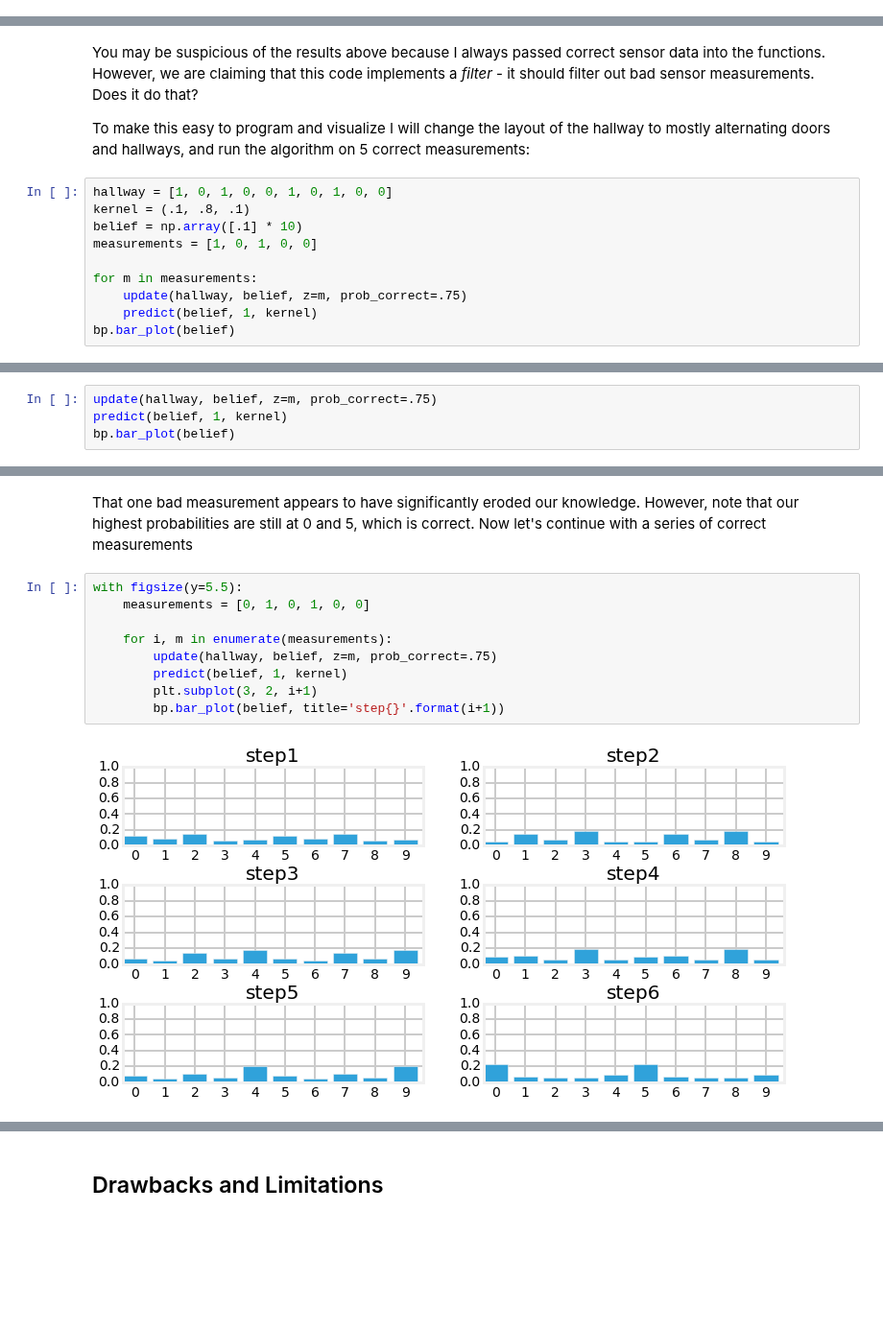
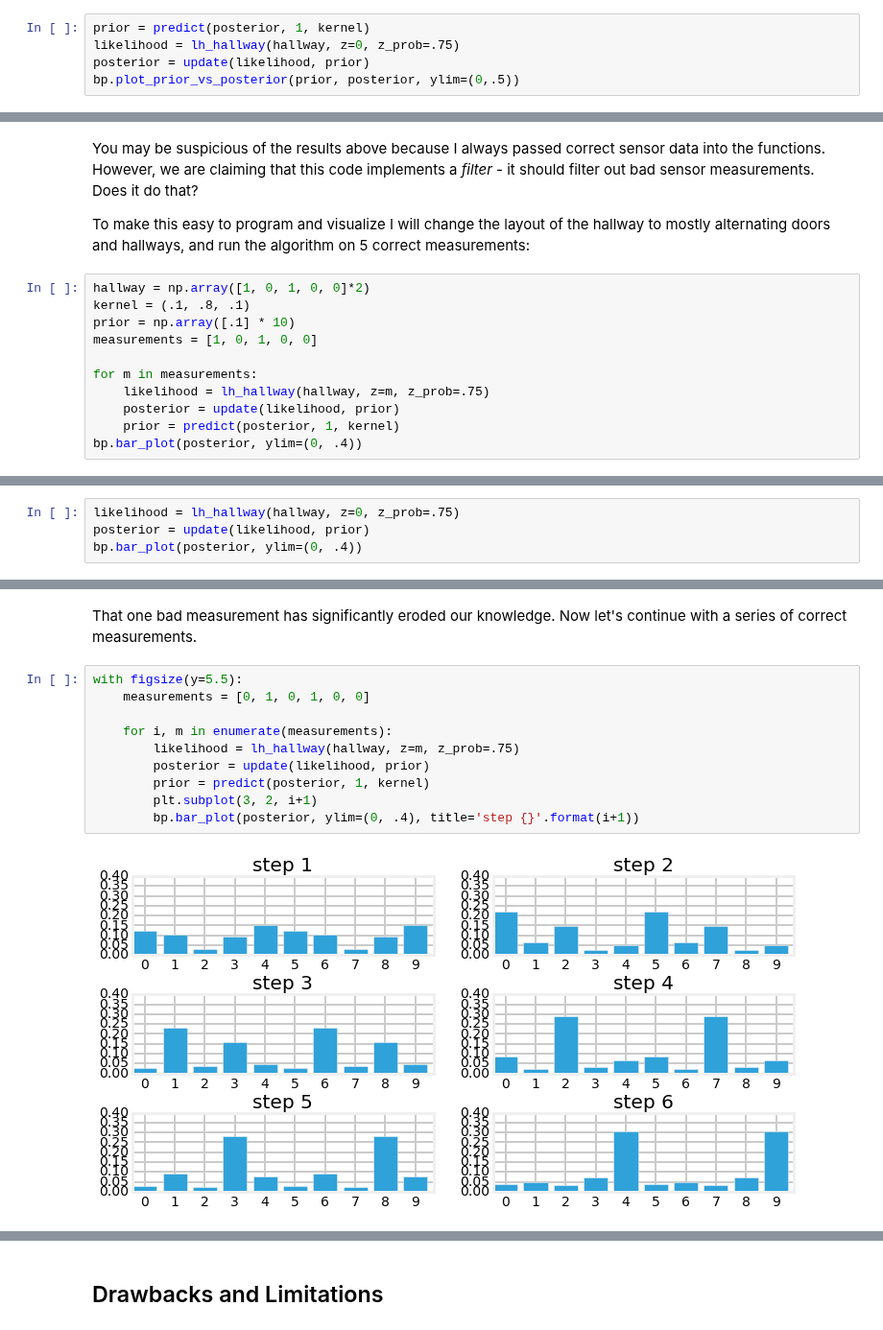
Before and after one commit to rlabbe/Kalman-and-Bayesian-Filters-in-Python, a Jupyter notebook: 02-Discrete-Bayes.ipynb, the cells around one changed output, grey strips where cells are left out. Shown at 96% size. Drawn from its saved outputs; the diff is of its cells as text; blank space fills up the shorter version.

```diff
--- a/02-Discrete-Bayes.ipynb
+++ b/02-Discrete-Bayes.ipynb
@@ -372,0 +419,5 @@ Here things have degraded a bit due to the long string of wall positions in the
+# %%
+prior = predict(posterior, 1, kernel)
+likelihood = lh_hallway(hallway, z=0, z_prob=.75)
+posterior = update(likelihood, prior)
+bp.plot_prior_vs_posterior(prior, posterior, ylim=(0,.5))
@@ -413,13 +466,14 @@ You may be suspicious of the results above because I always passed correct senso
 
 To make this easy to program and visualize I will change the layout of the hallway to mostly alternating doors and hallways, and run the algorithm on 5 correct measurements:
 # %%
-hallway = [1, 0, 1, 0, 0, 1, 0, 1, 0, 0]
+hallway = np.array([1, 0, 1, 0, 0]*2)
 kernel = (.1, .8, .1)
-belief = np.array([.1] * 10)
+prior = np.array([.1] * 10)
 measurements = [1, 0, 1, 0, 0]
 
 for m in measurements:
-    update(hallway, belief, z=m, prob_correct=.75)
-    predict(belief, 1, kernel)
-bp.bar_plot(belief)
+    likelihood = lh_hallway(hallway, z=m, z_prob=.75)
+    posterior = update(likelihood, prior)
+    prior = predict(posterior, 1, kernel)
+bp.bar_plot(posterior, ylim=(0, .4))
 # %% [output]
@@ -429,4 +482,0 @@ At this point we have correctly identified the likely cases, we either started a
-# %%
-update(hallway, belief, z=m, prob_correct=.75)
-predict(belief, 1, kernel)
-bp.bar_plot(belief)
@@ -434,0 +483,4 @@ bp.bar_plot(belief)
+# %%
+likelihood = lh_hallway(hallway, z=0, z_prob=.75)
+posterior = update(likelihood, prior)
+bp.bar_plot(posterior, ylim=(0, .4))
@@ -435,14 +489,15 @@ bp.bar_plot(belief)
 # %% [markdown]
-That one bad measurement appears to have significantly eroded our knowledge. However, note that our highest probabilities are still at 0 and 5, which is correct. Now let's continue with a series of correct measurements
+That one bad measurement has significantly eroded our knowledge. Now let's continue with a series of correct measurements.
 # %%
 with figsize(y=5.5):
     measurements = [0, 1, 0, 1, 0, 0]
 
     for i, m in enumerate(measurements):
-        update(hallway, belief, z=m, prob_correct=.75)
-        predict(belief, 1, kernel)
+        likelihood = lh_hallway(hallway, z=m, z_prob=.75)
+        posterior = update(likelihood, prior)
+        prior = predict(posterior, 1, kernel)
         plt.subplot(3, 2, i+1)
-        bp.bar_plot(belief, title='step{}'.format(i+1))
+        bp.bar_plot(posterior, ylim=(0, .4), title='step {}'.format(i+1))
 # %% [output]
-[figure, old version]
+[figure, new version]
 # %% [markdown]
```
Also changed, not shown: parts of 101 cells of this notebook, 4 other files.
